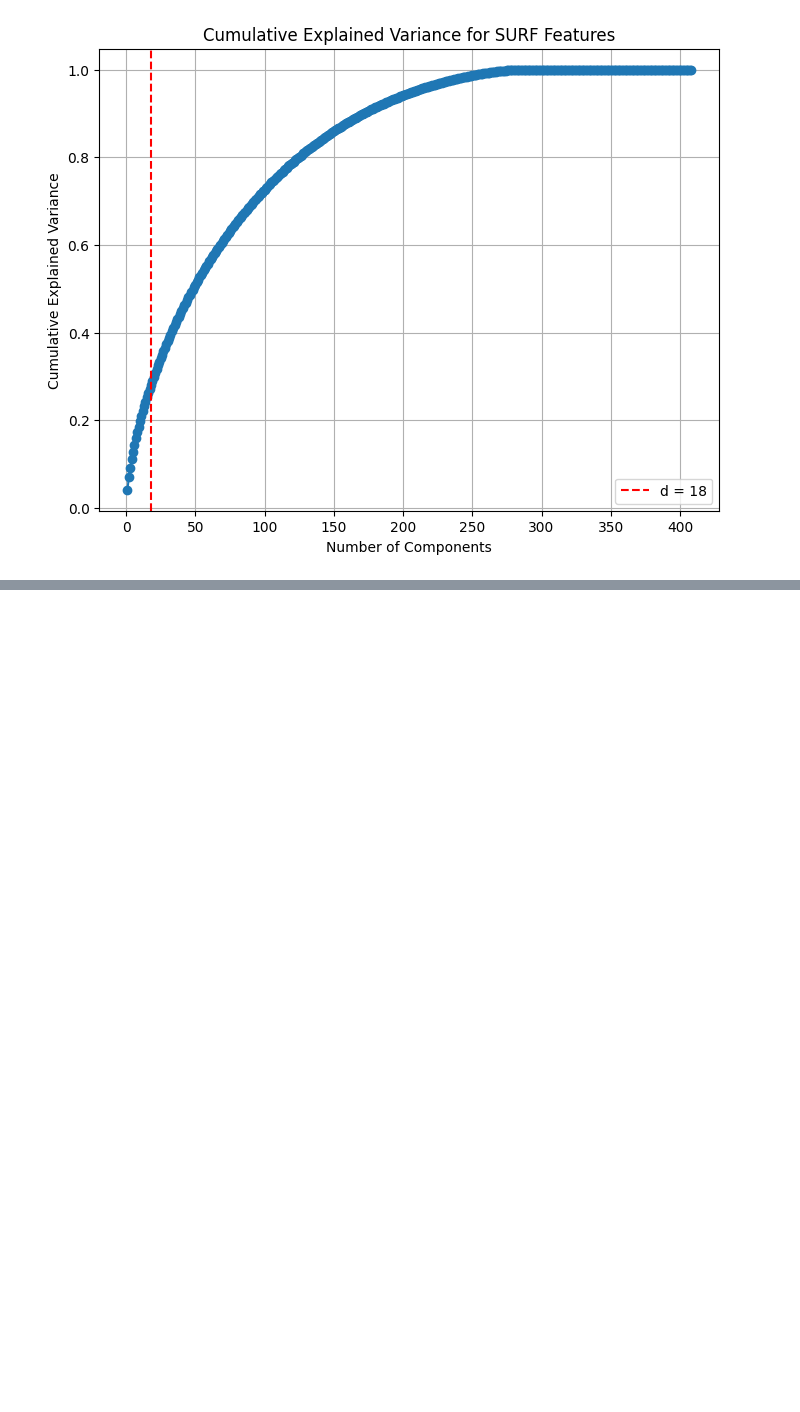
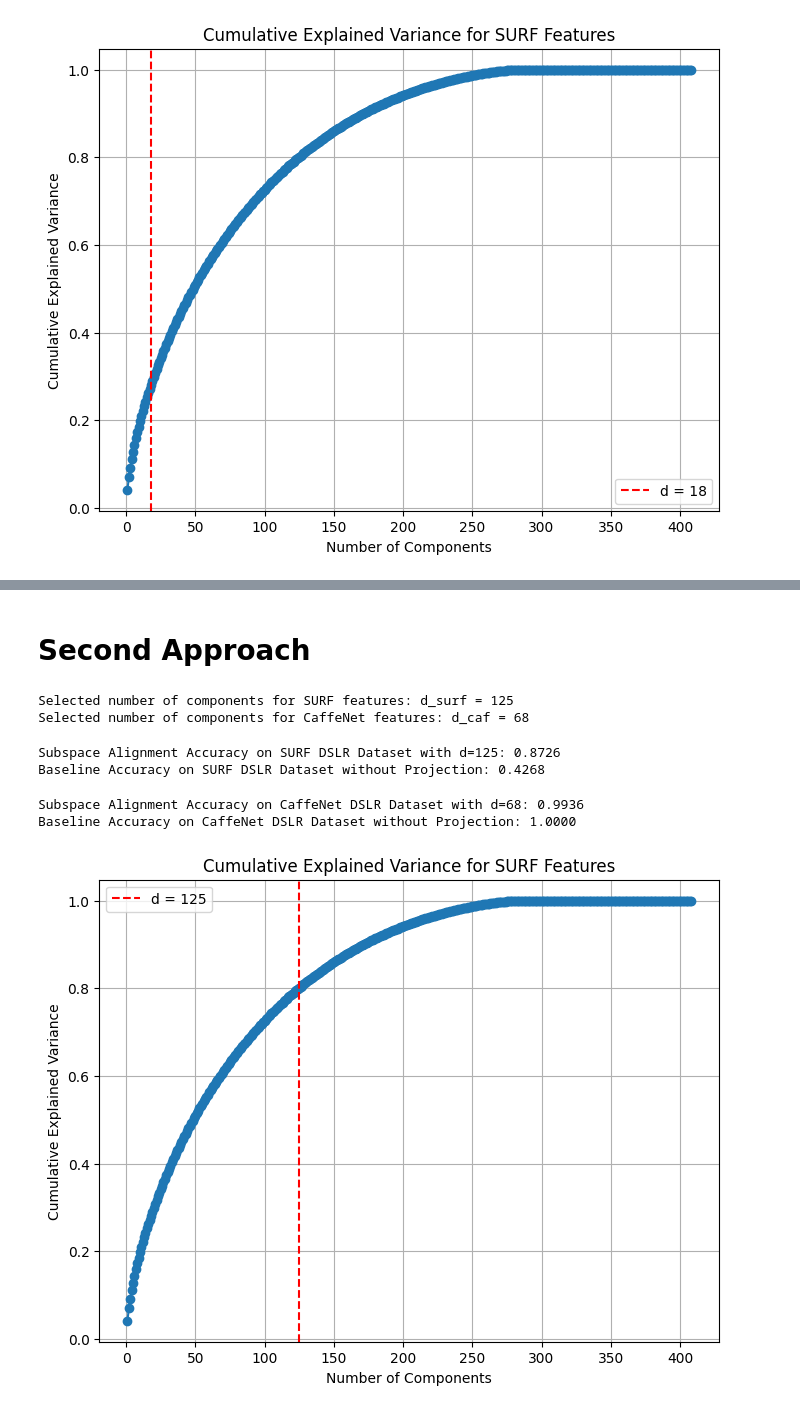
Before and after one commit to ZahirAhmadChaudhry/transfer-learning-and-optimal-transport-project-AML, a Jupyter notebook: Notebooks/domain_adaptaion_test.ipynb, the cells around one changed output, grey strips where cells are left out. Cells and saved outputs as stored; diff of their text form; code cells hidden in the pictures; blank space fills up the shorter version.

```diff
--- a/Notebooks/domain_adaptaion_test.ipynb
+++ b/Notebooks/domain_adaptaion_test.ipynb
@@ -426,3 +446,22 @@ Xs_surf shape: (18, 800)
 Xt_surf shape: (18, 800)
 M_surf shape: (18, 18)
 S_hat_p_surf shape: (408, 18)
+# %% [markdown]
+# Second Approach
+# %%
+def select_d_explained_variance(X, variance_threshold=0.80):
+    pca = PCA().fit(X)
+    cumulative_variance = np.cumsum(pca.explained_variance_ratio_)
+    d = np.argmax(cumulative_variance >= variance_threshold) + 1
+    return d, cumulative_variance
+
+# Select d for SURF features
+d_surf, cumulative_variance_surf = select_d_explained_variance(X_webcam_surf_clean, variance_threshold=0.80)
+print(f"Selected number of components for SURF features: d_surf = {d_surf}")
+
+# Select d for CaffeNet features
+d_caf, cumulative_variance_caf = select_d_explained_variance(X_webcam_caf_clean, variance_threshold=0.80)
+print(f"Selected number of components for CaffeNet features: d_caf = {d_caf}")
+# %% [output]
+Selected number of components for SURF features: d_surf = 125
+Selected number of components for CaffeNet features: d_caf = 68
@@ -428,0 +496,59 @@ S_hat_p_surf shape: (408, 18)
+# %%
+# Prepare data
+S_surf = X_webcam_surf_clean
+T_surf = X_dslr_surf_clean
+y_S_surf = y_webcam_surf_clean
+y_T_surf_true = y_dslr_surf_clean  # Used only for evaluation
+
+# Perform subspace alignment and predict
+y_pred_surf = subspace_alignment_method(S_surf, T_surf, y_S_surf, d_surf)
+
+# Compute accuracy
+accuracy_surf = accuracy_score(y_T_surf_true, y_pred_surf)
+print(f"\nSubspace Alignment Accuracy on SURF DSLR Dataset with d={d_surf}: {accuracy_surf:.4f}")
+
+# Baseline: 1-NN without projection
+knn_baseline_surf = KNeighborsClassifier(n_neighbors=1)
+knn_baseline_surf.fit(S_surf, y_S_surf)
+y_pred_baseline_surf = knn_baseline_surf.predict(T_surf)
+accuracy_baseline_surf = accuracy_score(y_T_surf_true, y_pred_baseline_surf)
+print(f"Baseline Accuracy on SURF DSLR Dataset without Projection: {accuracy_baseline_surf:.4f}")
+# %% [output]
+Subspace Alignment Accuracy on SURF DSLR Dataset with d=125: 0.8726
+Baseline Accuracy on SURF DSLR Dataset without Projection: 0.4268
+# %%
+# Prepare data
+S_caf = X_webcam_caf_clean
+T_caf = X_dslr_caf_clean
+y_S_caf = y_webcam_caf_clean
+y_T_caf_true = y_dslr_caf_clean  # Used only for evaluation
+
+# Perform subspace alignment and predict
+y_pred_caf = subspace_alignment_method(S_caf, T_caf, y_S_caf, d_caf)
+
+# Compute accuracy
+accuracy_caf = accuracy_score(y_T_caf_true, y_pred_caf)
+print(f"\nSubspace Alignment Accuracy on CaffeNet DSLR Dataset with d={d_caf}: {accuracy_caf:.4f}")
+
+# Baseline: 1-NN without projection
+knn_baseline_caf = KNeighborsClassifier(n_neighbors=1)
+knn_baseline_caf.fit(S_caf, y_S_caf)
+y_pred_baseline_caf = knn_baseline_caf.predict(T_caf)
+accuracy_baseline_caf = accuracy_score(y_T_caf_true, y_pred_baseline_caf)
+print(f"Baseline Accuracy on CaffeNet DSLR Dataset without Projection: {accuracy_baseline_caf:.4f}")
+# %% [output]
+Subspace Alignment Accuracy on CaffeNet DSLR Dataset with d=68: 0.9936
+Baseline Accuracy on CaffeNet DSLR Dataset without Projection: 1.0000
+# %%
+# Plot cumulative explained variance
+plt.figure(figsize=(8, 6))
+plt.plot(range(1, len(cumulative_variance_surf) + 1), cumulative_variance_surf, marker='o')
+plt.axvline(x=d_surf, color='r', linestyle='--', label=f'd = {d_surf}')
+plt.title('Cumulative Explained Variance for SURF Features')
+plt.xlabel('Number of Components')
+plt.ylabel('Cumulative Explained Variance')
+plt.legend()
+plt.grid(True)
+plt.show()
+# %% [output]
+[figure, added]
```
Also changed, not shown: parts of 26 cells of this notebook, 15 other files.
